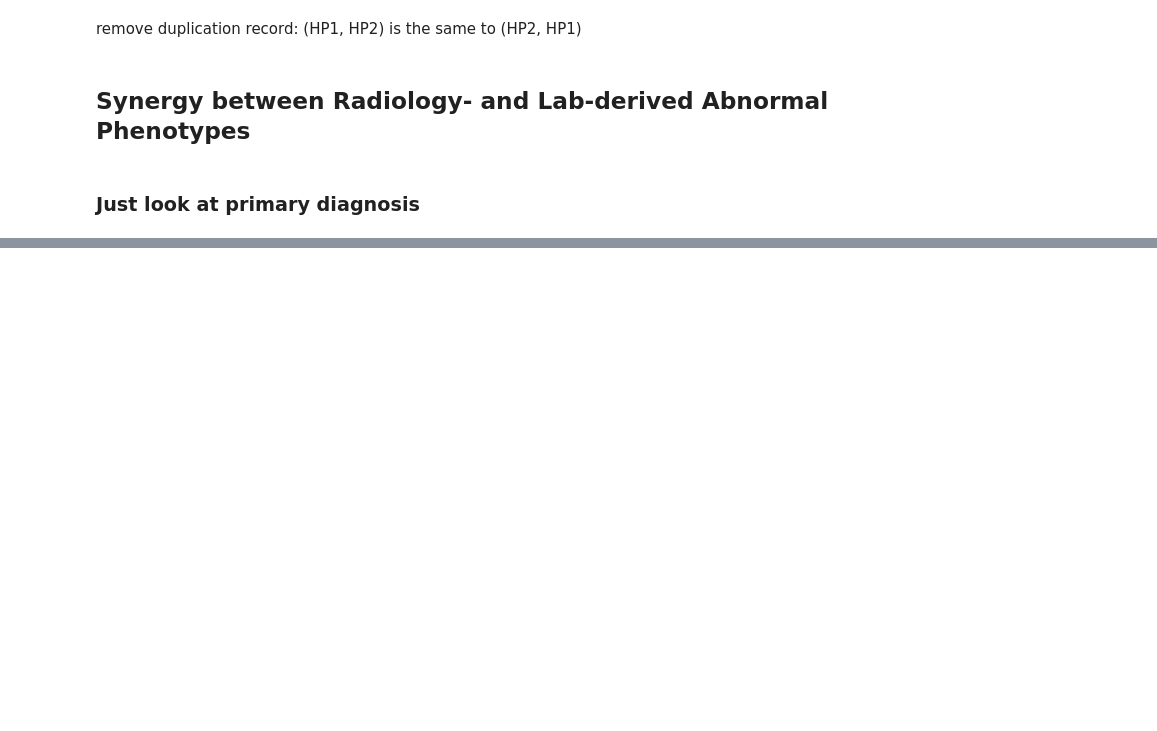
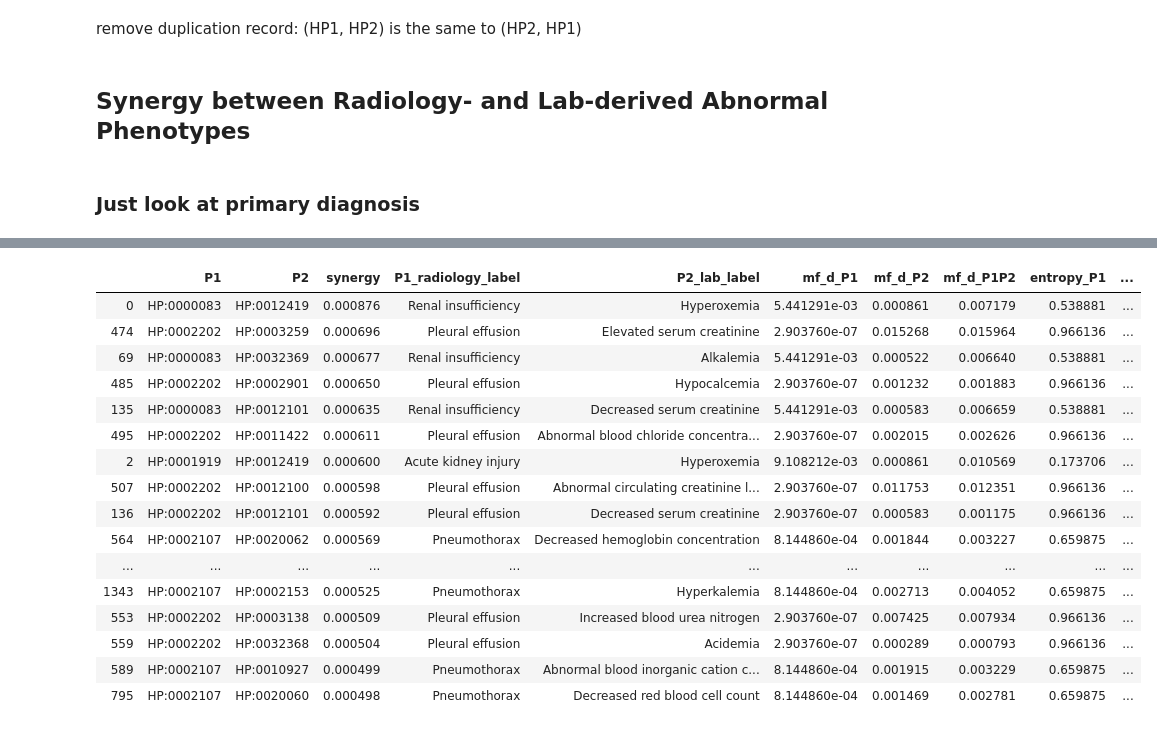
Before and after one commit to TheJacksonLaboratory/MIMIC_HPO, a Jupyter notebook: src/main/resources/interpretation.ipynb, the cells around one changed output, grey strips where cells are left out. Drawn from its saved outputs; the diff is of its cells as text; code cells hidden in the pictures; blank space fills up the shorter version.

Commit message:
correct vector to matrix format error and rerun

```diff
--- a/src/main/resources/interpretation.ipynb
+++ b/src/main/resources/interpretation.ipynb
@@ -138,12 +138,11 @@ def filtered_synergy_dataframe(synergy, p_values=None, percentile_cut=None):
     I, II = synergy.mutual_information()
     Ia, Ib = I.values()
     p1_labels, p2_labels = synergy.vars_labels.values()
-    mf_P1 = pd.DataFrame(data={'P1': p1_labels, 'mf_P1': Ia})
-    mf_P2 = pd.DataFrame(data={'P2': p2_labels, 'mf_P2': Ib})
+    mf_P1 = pd.DataFrame(data={'P1': p1_labels, 'mf_d_P1': Ia})
+    mf_P2 = pd.DataFrame(data={'P2': p2_labels, 'mf_d_P2': Ib})
     mf_d_P1P2 = pd.DataFrame(data={'P1': np.repeat(p1_labels, len(p2_labels)), 'P2': np.tile(p2_labels, [len(p1_labels)]), 'mf_d_P1P2': II.flat})
     fully_labeled = top_percentile.merge(mf_P1, on='P1').merge(mf_P2, on='P2').merge(mf_d_P1P2, on=['P1', 'P2'])
 
-
     return fully_labeled
 # %%
 #p_values = load_p_values('p_value_428.obj')
@@ -165,5 +171,5 @@ mf_all.head()
 # %%
-with open('synergies_radiology_lab_primary_diagnosis_only_corrected.obj', 'rb') as synergies_file:
+with open('synergies_radiology_lab_primary_only.obj', 'rb') as synergies_file:
     synergies_rad_lab_primary_only = pickle.load(synergies_file)
 # %%
 #p_values = load_p_values('p_value_428_primary_only.obj')
@@ -178,9 +195,29 @@ include_overall_mf.sort_values(by='synergy', ascending=False).to_csv('synergy-ra
 synergy = synergies_rad_lab_primary_only['584']
 filtered_data = filtered_synergy_dataframe(synergy, p_values=None, percentile_cut = 5)
 include_overall_mf = filtered_data.merge(mf_all, on=['P1', 'P2'], how='left')
+include_overall_mf['entropy_P1_given_d'] = include_overall_mf['entropy_P1'] - include_overall_mf['mf_d_P1']
+include_overall_mf['entropy_P2_given_d'] = include_overall_mf['entropy_P2'] - include_overall_mf['mf_d_P2']
 # %%
 include_overall_mf.sort_values(by='synergy', ascending=False).head(20)
-include_overall_mf.sort_values(by='synergy', ascending=False).to_csv('synergy-radiology_labtest_primary_only-584_corrected.csv', index=False)
+#include_overall_mf.sort_values(by='synergy', ascending=False).to_csv('synergy-radiology_labtest_primary_only-584_corrected.csv', index=False)
+# %% [output]
+|  | P1 | P2 | synergy | P1_radiology_label | P2_lab_label | mf_d_P1 | mf_d_P2 | mf_d_P1P2 | entropy_P1 | ... |
+| 0 | HP:0000083 | HP:0012419 | 0.000876 | Renal insufficiency | Hyperoxemia | 5.441291e-03 | 0.000861 | 0.007179 | 0.538881 | ... |
+| 474 | HP:0002202 | HP:0003259 | 0.000696 | Pleural effusion | Elevated serum creatinine | 2.903760e-07 | 0.015268 | 0.015964 | 0.966136 | ... |
+| 69 | HP:0000083 | HP:0032369 | 0.000677 | Renal insufficiency | Alkalemia | 5.441291e-03 | 0.000522 | 0.006640 | 0.538881 | ... |
+| 485 | HP:0002202 | HP:0002901 | 0.000650 | Pleural effusion | Hypocalcemia | 2.903760e-07 | 0.001232 | 0.001883 | 0.966136 | ... |
+| 135 | HP:0000083 | HP:0012101 | 0.000635 | Renal insufficiency | Decreased serum creatinine | 5.441291e-03 | 0.000583 | 0.006659 | 0.538881 | ... |
+| 495 | HP:0002202 | HP:0011422 | 0.000611 | Pleural effusion | Abnormal blood chloride concentra... | 2.903760e-07 | 0.002015 | 0.002626 | 0.966136 | ... |
+| 2 | HP:0001919 | HP:0012419 | 0.000600 | Acute kidney injury | Hyperoxemia | 9.108212e-03 | 0.000861 | 0.010569 | 0.173706 | ... |
+| 507 | HP:0002202 | HP:0012100 | 0.000598 | Pleural effusion | Abnormal circulating creatinine l... | 2.903760e-07 | 0.011753 | 0.012351 | 0.966136 | ... |
+| 136 | HP:0002202 | HP:0012101 | 0.000592 | Pleural effusion | Decreased serum creatinine | 2.903760e-07 | 0.000583 | 0.001175 | 0.966136 | ... |
+| 564 | HP:0002107 | HP:0020062 | 0.000569 | Pneumothorax | Decreased hemoglobin concentration | 8.144860e-04 | 0.001844 | 0.003227 | 0.659875 | ... |
+| ... | ... | ... | ... | ... | ... | ... | ... | ... | ... | ... |
+| 1343 | HP:0002107 | HP:0002153 | 0.000525 | Pneumothorax | Hyperkalemia | 8.144860e-04 | 0.002713 | 0.004052 | 0.659875 | ... |
+| 553 | HP:0002202 | HP:0003138 | 0.000509 | Pleural effusion | Increased blood urea nitrogen | 2.903760e-07 | 0.007425 | 0.007934 | 0.966136 | ... |
+| 559 | HP:0002202 | HP:0032368 | 0.000504 | Pleural effusion | Acidemia | 2.903760e-07 | 0.000289 | 0.000793 | 0.966136 | ... |
+| 589 | HP:0002107 | HP:0010927 | 0.000499 | Pneumothorax | Abnormal blood inorganic cation c... | 8.144860e-04 | 0.001915 | 0.003229 | 0.659875 | ... |
+| 795 | HP:0002107 | HP:0020060 | 0.000498 | Pneumothorax | Decreased red blood cell count | 8.144860e-04 | 0.001469 | 0.002781 | 0.659875 | ... |
 # %%
 #p_values = load_p_values('p_value_038_primary_only.obj')
 synergy = synergies_rad_lab_primary_only['038']
```
Also changed, not shown: parts of 4 cells of this notebook, 7 other files.
